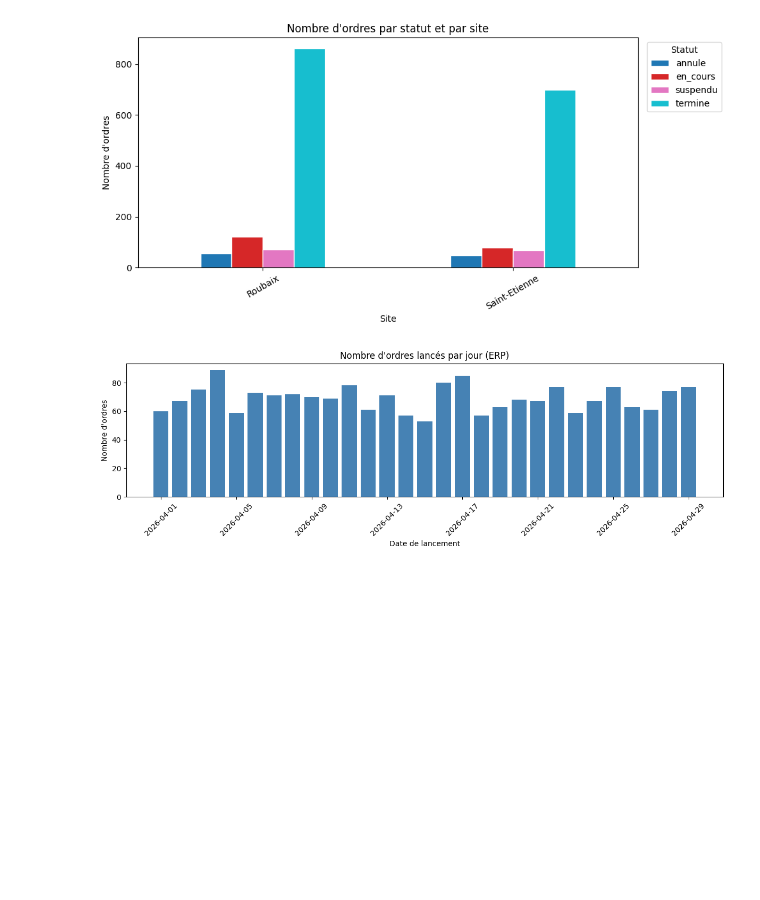
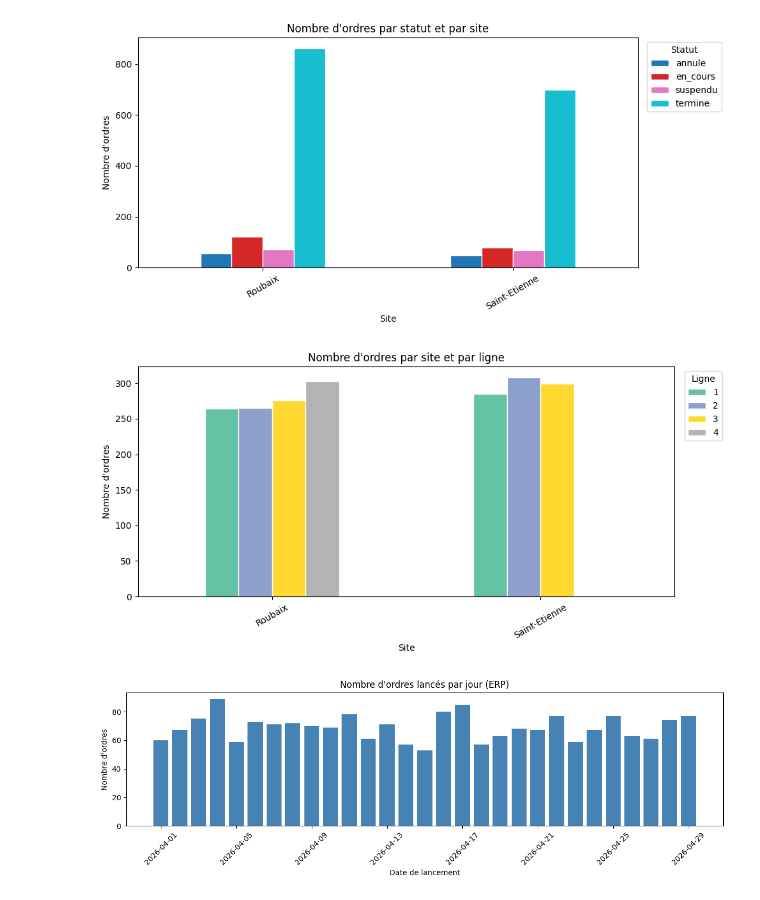
Before and after one commit to Celia-34/M3-B1-acerox-celia, a Jupyter notebook: notebooks/M3-B1_template.ipynb, the cells around one changed output. Drawn from its saved outputs; the diff is of its cells as text; code cells hidden in the pictures; blank space fills up the shorter version.

Commit message:
feat(identification): task 3 note pour le client plus détaillée et formelle, ajout de graphiques dans le notebook

```diff
--- a/notebooks/M3-B1_template.ipynb
+++ b/notebooks/M3-B1_template.ipynb
@@ -249,6 +249,21 @@ plt.tight_layout()
 plt.show()
 # %% [output]
 [figure]
+# %%
+# Graphique : nombre d'ordres par site et par ligne
+pivot_site_ligne = df_erp.groupby(["site", "line_id"]).size().unstack(fill_value=0)
+
+fig, ax = plt.subplots(figsize=(10, 5))
+pivot_site_ligne.plot(kind="bar", ax=ax, colormap="Set2", edgecolor="white")
+ax.set_title("Nombre d'ordres par site et par ligne")
+ax.set_xlabel("Site")
+ax.set_ylabel("Nombre d'ordres")
+ax.tick_params(axis="x", rotation=30)
+ax.legend(title="Ligne", bbox_to_anchor=(1.01, 1), loc="upper left")
+plt.tight_layout()
+plt.show()
+# %% [output]
+[figure, added]
 # %%
 
 import matplotlib.pyplot as plt
```
Also changed, not shown: parts of 7 cells of this notebook, 1 other file.
